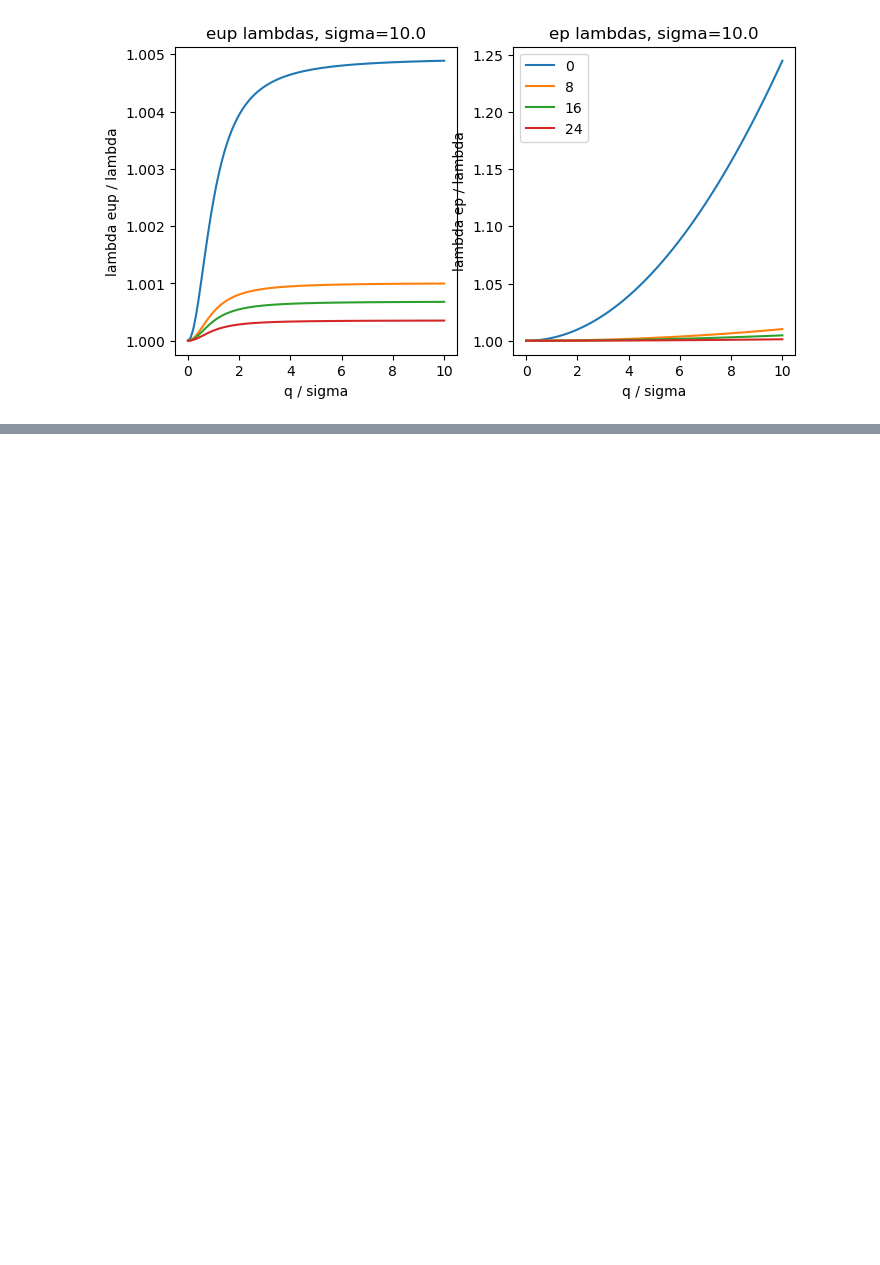
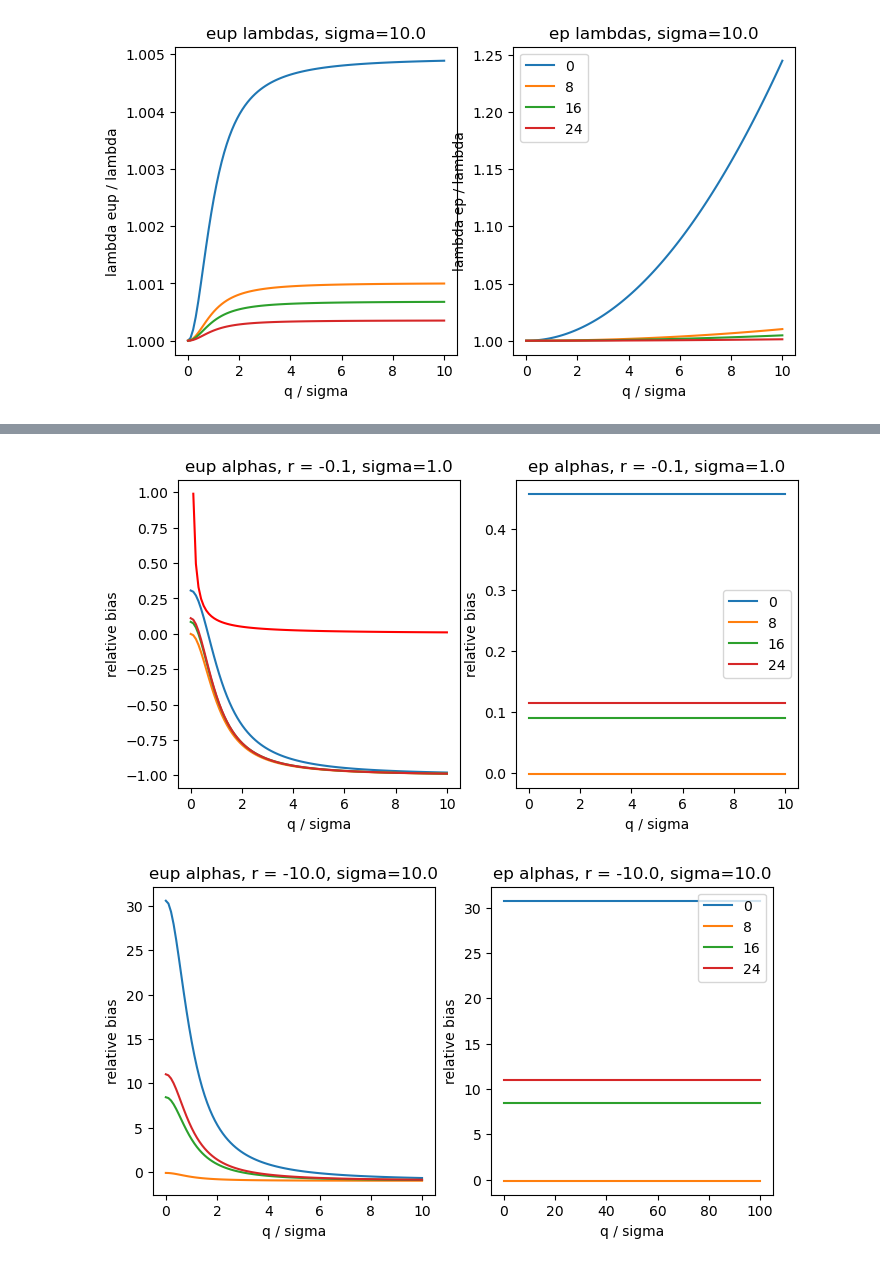
Before and after one commit to arob5/Bayesian-inference-with-surrogates, a Jupyter notebook: experiments/linear_Gaussian/linear_Gaussian_experiment.ipynb, the cells around one changed output, grey strips where cells are left out. Saved outputs shown, nothing was run; the diff lists cells and outputs as text; code cells hidden in the pictures; blank space fills up the shorter version.

```diff
--- a/experiments/linear_Gaussian/linear_Gaussian_experiment.ipynb
+++ b/experiments/linear_Gaussian/linear_Gaussian_experiment.ipynb
@@ -329,17 +368,3 @@ plt.close()
 # %% [output]
 [figure]
 [figure]
-# %%
-c0 = 1.0
-sig = 1.0
-r = 0
-
-U, s, Vh = np.linalg.svd(G)
-q_vals = np.linspace(0, 10, num=100)
-
-eig_exact = lambda_exact(s, c0=c0, sig=sig)
-eig_eup = lambda_eup(s, q_vals, c0=c0, sig=sig)
-eig_ep = lambda_ep(s, q_vals, c0=c0, sig=sig)
-
-eig_eup_norm = eig_eup / eig_exact
-eig_ep_norm = eig_ep / eig_exact
@@ -375,0 +391,29 @@ fig.savefig(f'out/mean_comparison_r{r}.png')
+# %%
+# TODO: some other options:
+# - Fix sig and vary ratio r/q
+
+# small bias
+r = -0.1
+sig = 1.0
+q_vals = np.linspace(0, sig * q_over_sig_max, num=100)
+fig_mean_small_r, ax_mean_small_r = plot_mean_comparison(G=test.G, y=test.y, r=r,
+                                                         q_vals=q_vals,
+                                                         c0=c0, sig=sig,
+                                                         s_idcs=None)
+ax_mean_small_r[0].plot(q_vals/sig, np.abs(r/q_vals), color='r', linestyle='-')
+# ax_mean_small_r[0].axvline(x=r/sig, color='r', linestyle='--')
+
+# big bias
+r = -10.0
+sig = 10.0
+q_vals = np.linspace(0, sig * q_over_sig_max, num=100)
+fig_mean_big_r, ax_mean_big_r = plot_mean_comparison(G=test.G, y=test.y, r=r,
+                                                     q_vals=q_vals,
+                                                     c0=c0, sig=sig,
+                                                     s_idcs=None)
+
+display(fig_mean_small_r)
+display(fig_mean_big_r)
+# %% [output]
+[figure, added]
+[figure, added]
```
Also changed, not shown: parts of 8 cells of this notebook, 1 other file.
